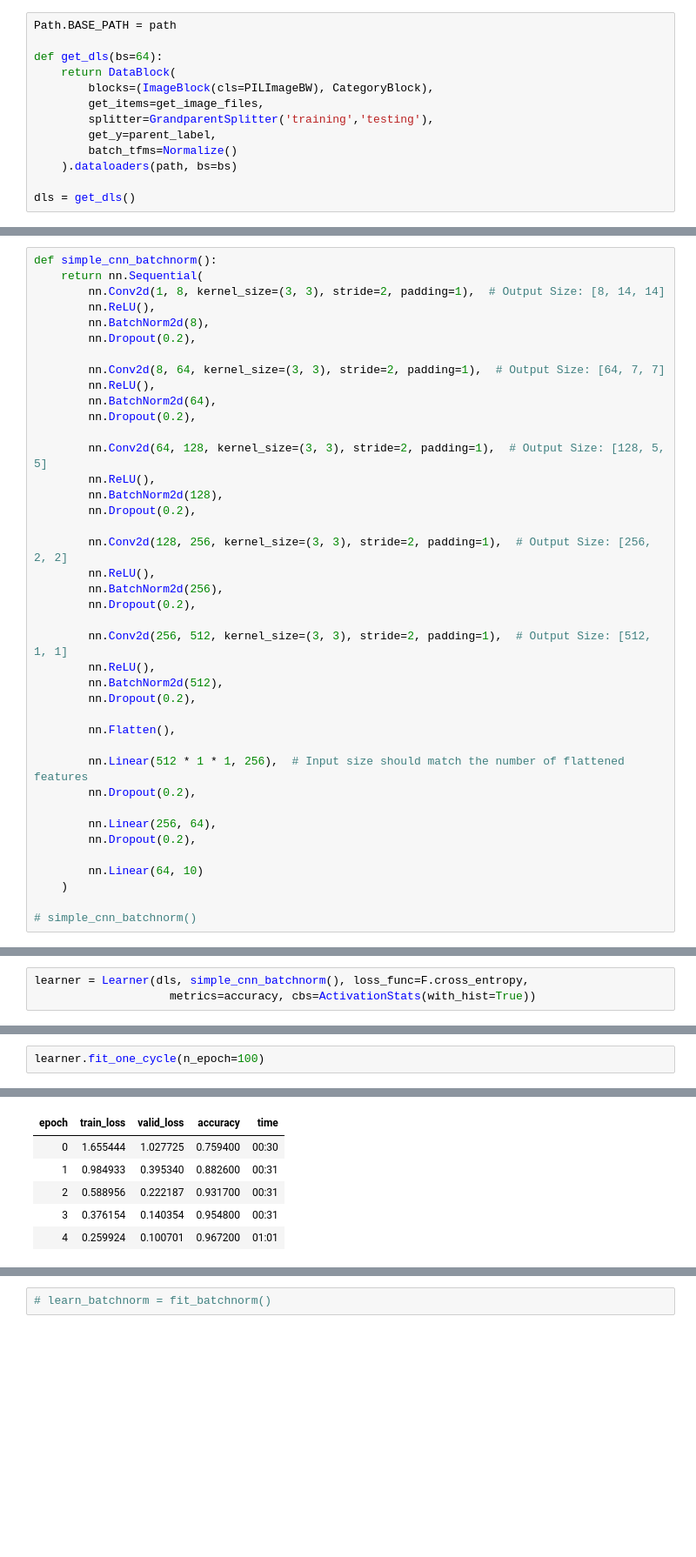
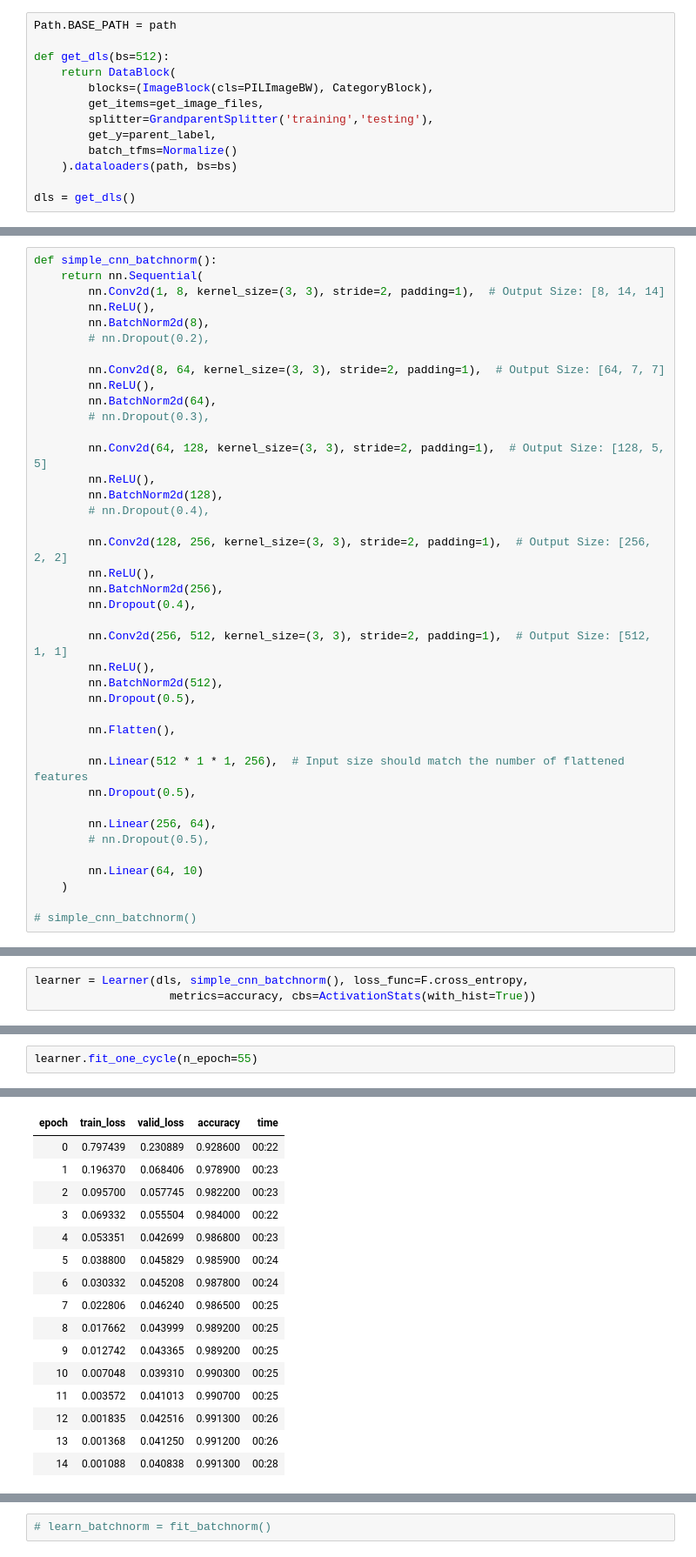
Before and after one commit to Teacher-Heiko/fastbook, a Jupyter notebook: MaxPool_Dropout_BatchNorm.ipynb, the cells around one changed output, grey strips where cells are left out. Shown: that part at 87% size. Cells and saved outputs as stored; diff of their text form; blank space fills up the shorter version.

Commit message:
15 epochs 99

```diff
--- a/MaxPool_Dropout_BatchNorm.ipynb
+++ b/MaxPool_Dropout_BatchNorm.ipynb
@@ -22,7 +22,7 @@ path = untar_data(URLs.MNIST)
 # %%
 Path.BASE_PATH = path
 
-def get_dls(bs=64):
+def get_dls(bs=512):
     return DataBlock(
         blocks=(ImageBlock(cls=PILImageBW), CategoryBlock),
         get_items=get_image_files,
@@ -146,35 +146,35 @@ def simple_cnn_batchnorm():
         nn.Conv2d(1, 8, kernel_size=(3, 3), stride=2, padding=1),  # Output Size: [8, 14, 14]
         nn.ReLU(),
         nn.BatchNorm2d(8),
-        nn.Dropout(0.2),
+        # nn.Dropout(0.2),
 
         nn.Conv2d(8, 64, kernel_size=(3, 3), stride=2, padding=1),  # Output Size: [64, 7, 7]
         nn.ReLU(),
         nn.BatchNorm2d(64),
-        nn.Dropout(0.2),
+        # nn.Dropout(0.3),
 
         nn.Conv2d(64, 128, kernel_size=(3, 3), stride=2, padding=1),  # Output Size: [128, 5, 5]
         nn.ReLU(),
         nn.BatchNorm2d(128),
-        nn.Dropout(0.2),
+        # nn.Dropout(0.4),
 
         nn.Conv2d(128, 256, kernel_size=(3, 3), stride=2, padding=1),  # Output Size: [256, 2, 2]
         nn.ReLU(),
         nn.BatchNorm2d(256),
-        nn.Dropout(0.2),
+        nn.Dropout(0.4),
 
         nn.Conv2d(256, 512, kernel_size=(3, 3), stride=2, padding=1),  # Output Size: [512, 1, 1]
         nn.ReLU(),
         nn.BatchNorm2d(512),
-        nn.Dropout(0.2),
+        nn.Dropout(0.5),
 
         nn.Flatten(),
 
         nn.Linear(512 * 1 * 1, 256),  # Input size should match the number of flattened features
-        nn.Dropout(0.2),
+        nn.Dropout(0.5),
 
         nn.Linear(256, 64),
-        nn.Dropout(0.2),
+        # nn.Dropout(0.5),
 
         nn.Linear(64, 10)
     )
@@ -236,3 +254,3 @@ Sequential(
 # %%
-learner.fit_one_cycle(n_epoch=100)
+learner.fit_one_cycle(n_epoch=55)
 # %% [output]
@@ -240,6 +257,16 @@ learner.fit_one_cycle(n_epoch=100)
 | epoch | train_loss | valid_loss | accuracy | time |
-| 0 | 1.655444 | 1.027725 | 0.759400 | 00:30 |
-| 1 | 0.984933 | 0.395340 | 0.882600 | 00:31 |
-| 2 | 0.588956 | 0.222187 | 0.931700 | 00:31 |
-| 3 | 0.376154 | 0.140354 | 0.954800 | 00:31 |
-| 4 | 0.259924 | 0.100701 | 0.967200 | 01:01 |
+| 0 | 0.797439 | 0.230889 | 0.928600 | 00:22 |
+| 1 | 0.196370 | 0.068406 | 0.978900 | 00:23 |
+| 2 | 0.095700 | 0.057745 | 0.982200 | 00:23 |
+| 3 | 0.069332 | 0.055504 | 0.984000 | 00:22 |
+| 4 | 0.053351 | 0.042699 | 0.986800 | 00:23 |
+| 5 | 0.038800 | 0.045829 | 0.985900 | 00:24 |
+| 6 | 0.030332 | 0.045208 | 0.987800 | 00:24 |
+| 7 | 0.022806 | 0.046240 | 0.986500 | 00:25 |
+| 8 | 0.017662 | 0.043999 | 0.989200 | 00:25 |
+| 9 | 0.012742 | 0.043365 | 0.989200 | 00:25 |
+| 10 | 0.007048 | 0.039310 | 0.990300 | 00:25 |
+| 11 | 0.003572 | 0.041013 | 0.990700 | 00:25 |
+| 12 | 0.001835 | 0.042516 | 0.991300 | 00:26 |
+| 13 | 0.001368 | 0.041250 | 0.991200 | 00:26 |
+| 14 | 0.001088 | 0.040838 | 0.991300 | 00:28 |
```
Also changed, not shown: parts of 6 cells of this notebook.
